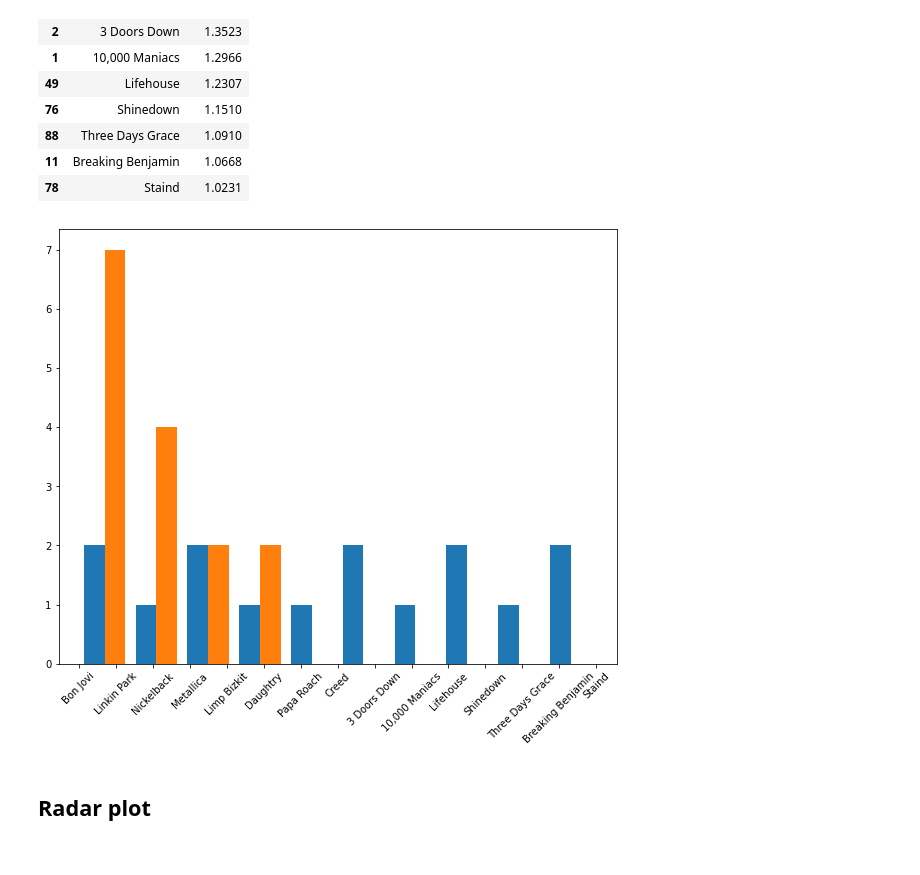
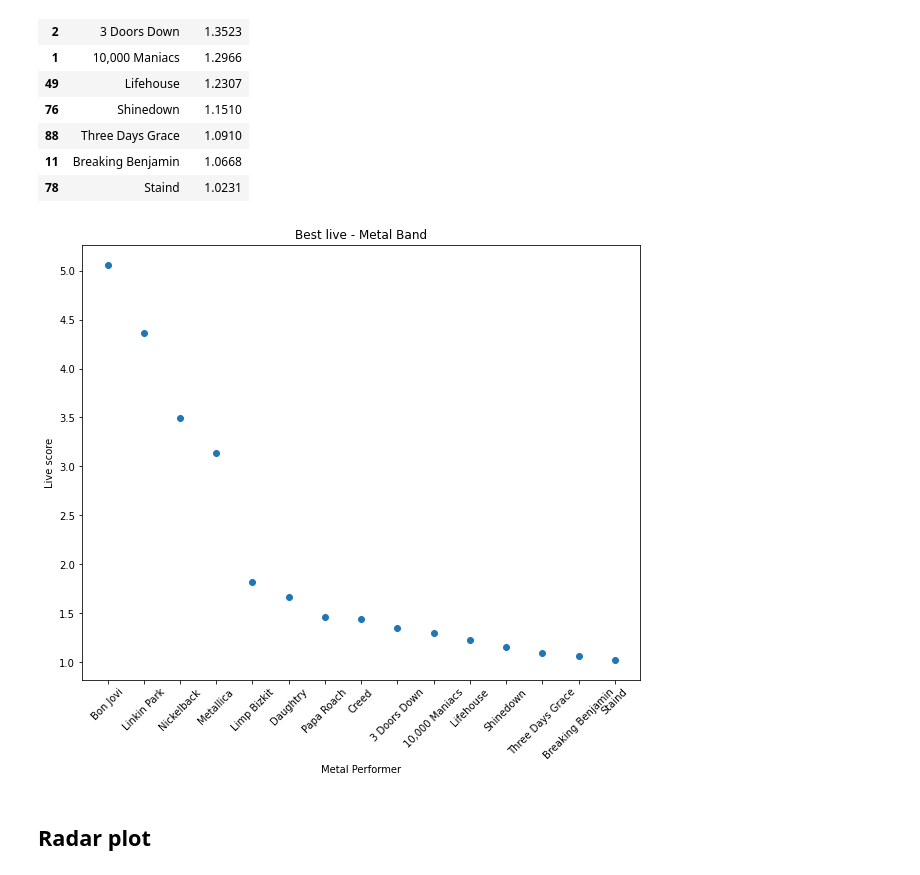
Before and after one commit to alelovo/Project_programming, a Jupyter notebook: project.ipynb, the cells around one changed output. Saved outputs shown, nothing was run; the diff lists cells and outputs as text; code cells hidden in the pictures.

```diff
--- a/project.ipynb
+++ b/project.ipynb
@@ -1266,11 +1553,15 @@ top_15_live_metal_performer
 | 78 | Staind | 1.0231 |
 # %%
 plt.figure(figsize=(10,8))
-plt.hist(top_15_live_metal_performer)
+col=color=sb.color_palette('pastel6')
+plt.scatter(top_15_live_metal_performer.Performer,top_15_live_metal_performer.liveness)
 plt.xticks(rotation=45)
-plt.show() # qualcosa non va
+plt.title('Best live - Metal Band')
+plt.xlabel('Metal Performer')
+plt.ylabel('Live score')
+plt.show()
 # %% [output]
-[figure, old version]
+[figure, new version]
 # %% [markdown]
 ## **Radar plot**
 # %%
```
Also changed, not shown: parts of 74 cells of this notebook.
